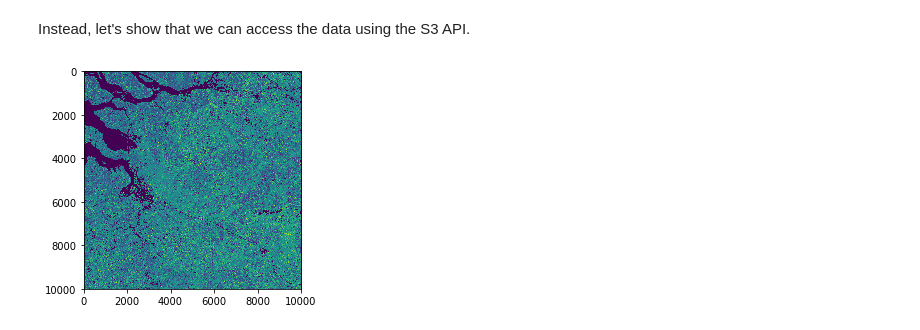
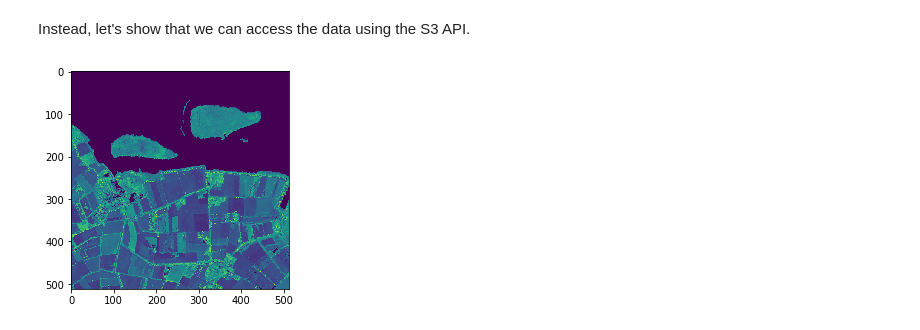
Before and after one commit to eea/clms-hrvpp-tools-python, a Jupyter notebook: HRVPP overlay bucket demo.ipynb, the cells around one changed output. Cells and saved outputs as stored; diff of their text form; code cells hidden in the pictures.

Commit message:
Improved HRVPP overlay bucket demo

```diff
--- a/HRVPP overlay bucket demo.ipynb
+++ b/HRVPP overlay bucket demo.ipynb
@@ -64,6 +57,7 @@ Mind that this will load all results in memory, which could be huge depending on
 
 Notice that we used the 'accessedFrom=S3' parameter to indicate that we want to retrieve S3 URLs.
 # %%
+import pandas
 import datetime as dt
 
 # LAEA tiles covering Belgium
@@ -81,7 +75,10 @@ for tileId in be_tiles:
     )
     product_list.extend(list(products))
 
-    # print the S3 URL's
+rows = []
 for product in product_list:
-    print(product.data[0])
+    rows.append([product.id, product.data[0].href, (product.data[0].length/(1024*1024))])
+
+df = pd.DataFrame(data = rows, columns = ['Identifier', 'URL', 'Size (MB)'])
+df.style.set_properties(**{'text-align': 'left'})
 # %% [output]
@@ -113,17 +112,22 @@ Instead, let's show that we can access the data using the S3 API.
 # %%
 import boto3
 import rasterio
 from rasterio.session import AWSSession
 from rasterio.windows import Window
 from matplotlib import pyplot
 
+s3_access_key = 'a'
+s3_access_secret = 'b'
 session = boto3.Session(aws_access_key_id=s3_access_key, aws_secret_access_key=s3_access_secret)
 
-# show the lenght of season 1 for LAEA tile E39N31
+# select one product:lenght of season 1 for LAEA tile E39N31
+s3_url = df['URL'][59]
+
+# read part of the data using rasterio
 with rasterio.Env(AWSSession(session), AWS_S3_ENDPOINT='data.cloudferro.com', AWS_HTTPS='NO', AWS_VIRTUAL_HOSTING='FALSE') as env:
-    with rasterio.open('/vsis3/{}/{}'.format('HRVPP', 'CLMS/Pan-European/Biophysical/VPP_LAEA/v01/2020/s1/VPP_2020_S2_E39N31-03035-010m_V101_s1_LENGTH.tif'), 'r') as ds:
-        array = ds.read(1)
+    with rasterio.open('/vsis3/{}'.format(s3_url[5:]), 'r') as ds:
+        array = ds.read(1, window=Window(0, 0, 512, 512))
         pyplot.imshow(array)
         pyplot.show()
 # %% [output]
-[figure, old version]
+[figure, new version]
```
Also changed, not shown: parts of 9 cells of this notebook.
